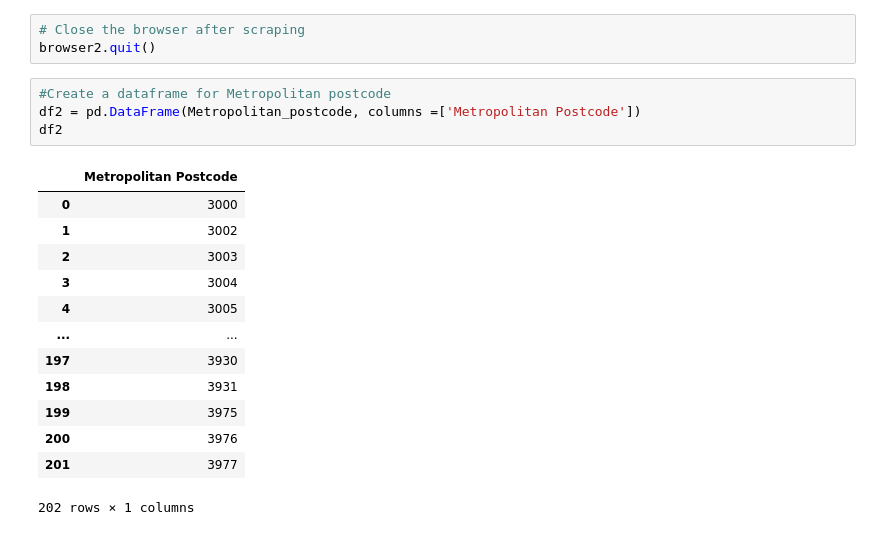
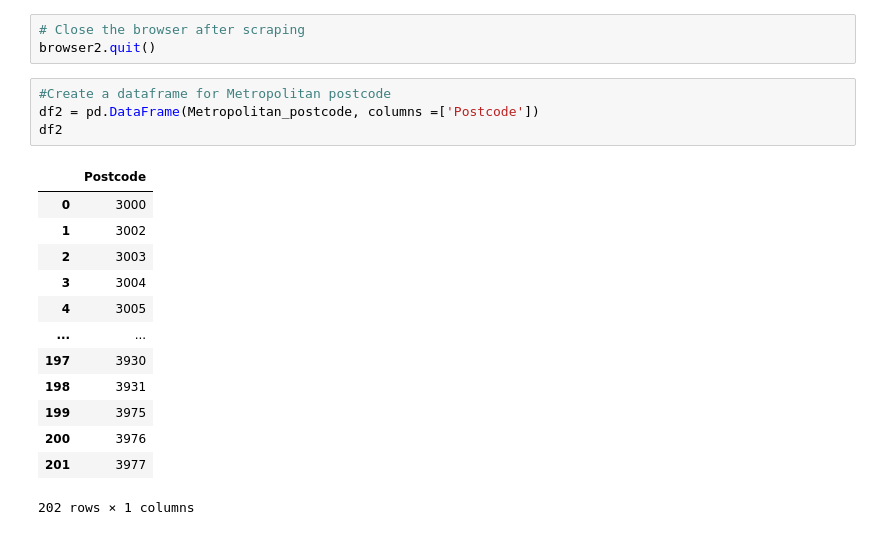
Before and after one commit to lindalevy/Project2_ETL, a Jupyter notebook: Working code/Postcode Web Scraping.ipynb, the cells around one changed output. Cells and saved outputs as stored; diff of their text form.

```diff
--- a/Working code/Postcode Web Scraping.ipynb
+++ b/Working code/Postcode Web Scraping.ipynb
@@ -191,10 +209,10 @@ Metropolitan_postcode
 browser2.quit()
 # %%
 #Create a dataframe for Metropolitan postcode
-df2 = pd.DataFrame(Metropolitan_postcode, columns =['Metropolitan Postcode'])
+df2 = pd.DataFrame(Metropolitan_postcode, columns =['Postcode'])
 df2
 # %% [output]
-|  | Metropolitan Postcode |
+|  | Postcode |
 | 0 | 3000 |
 | 1 | 3002 |
 | 2 | 3003 |
```
Also changed, not shown: parts of 6 cells of this notebook, 3 other files.
